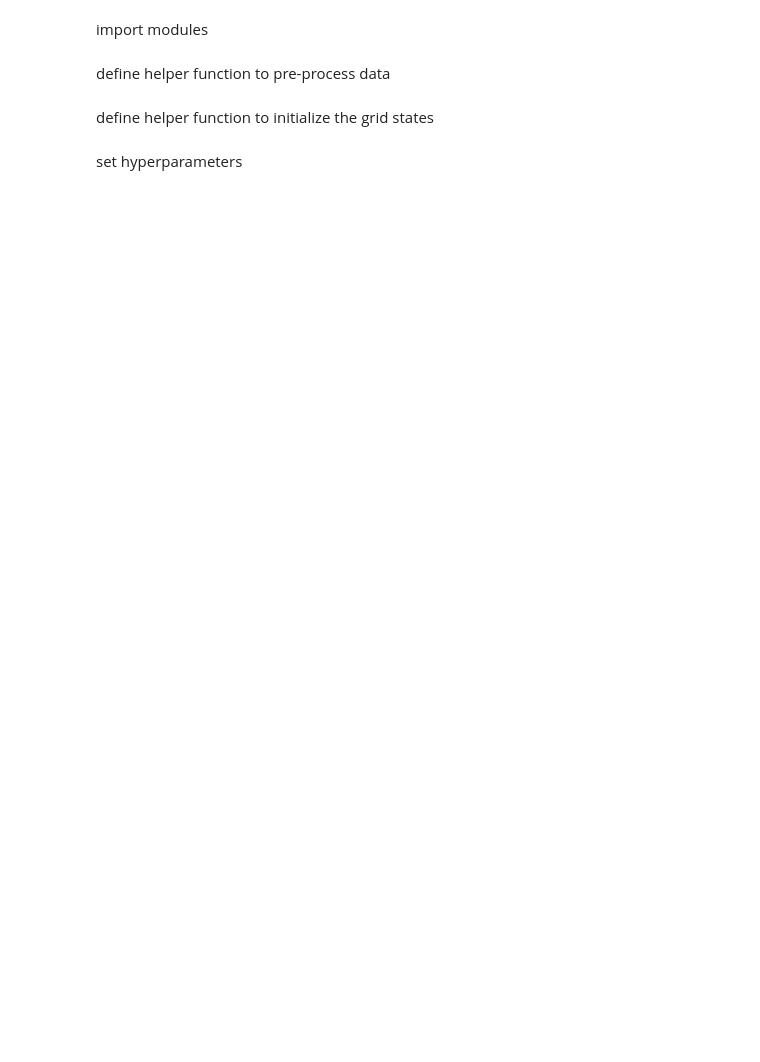
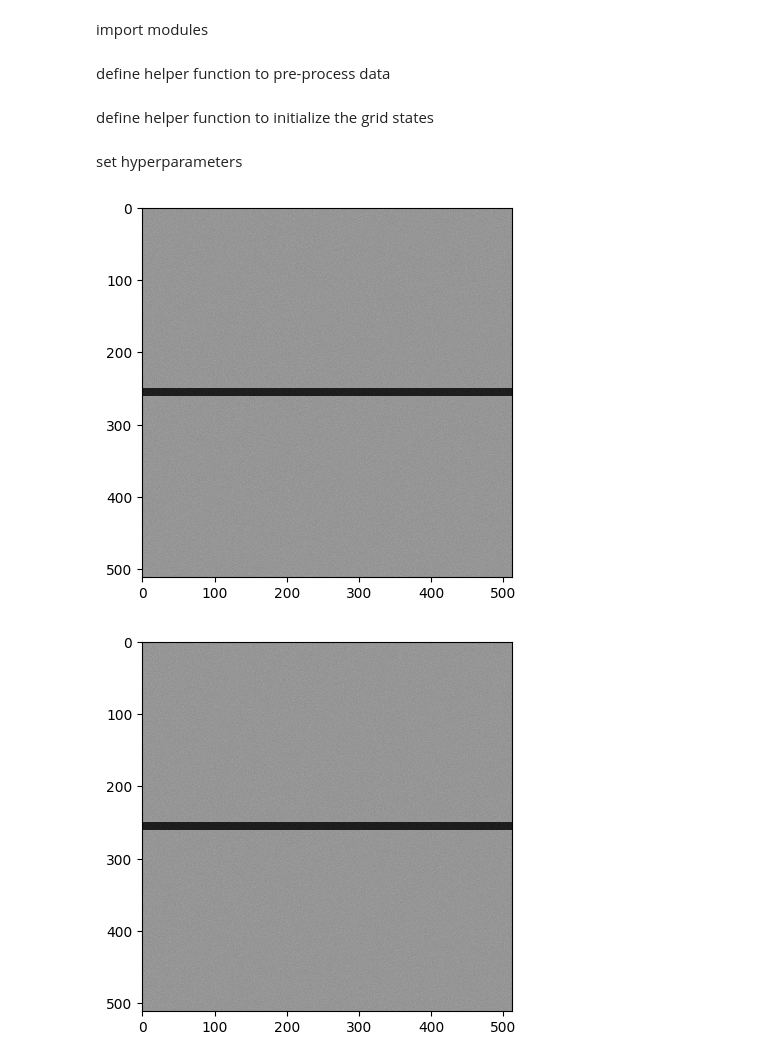
Before and after one commit to JanSchering/Thesis, a Jupyter notebook: fhn_model/Experiment_1.ipynb, the cells around one changed output. Cells and saved outputs as stored; diff of their text form; code cells hidden in the pictures; blank space fills up the shorter version.

```diff
--- a/fhn_model/Experiment_1.ipynb
+++ b/fhn_model/Experiment_1.ipynb
@@ -52,11 +52,18 @@ steps_per_sequence = 10
 # %%
 for i in tqdm(range(num_sequences)):
   grid = init_grid(grid_size)
   sequence = t.zeros((steps_per_sequence, 2, 512, 512))
   for i in range(steps_per_sequence):
     sequence[i] = grid
     grid = diffuse(grid, N, 0.5, 0.5)
   sequences.append(sequence)
+for step in sequences[0]:
+  display.clear_output(wait=True)
+  plt.imshow(step[0].cpu(), cmap="Greys", interpolation="nearest", vmin=0, vmax=100)
+  display.display(plt.gcf())
+# %% [output]
+[figure, added]
+[figure, added]
 # %%
 dataset = t.cat([chop_and_shuffle_data(seq, shuffle=False) for seq in sequences])
 print(dataset.shape)
```
Also changed, not shown: parts of 3 cells of this notebook, 1 other file.
